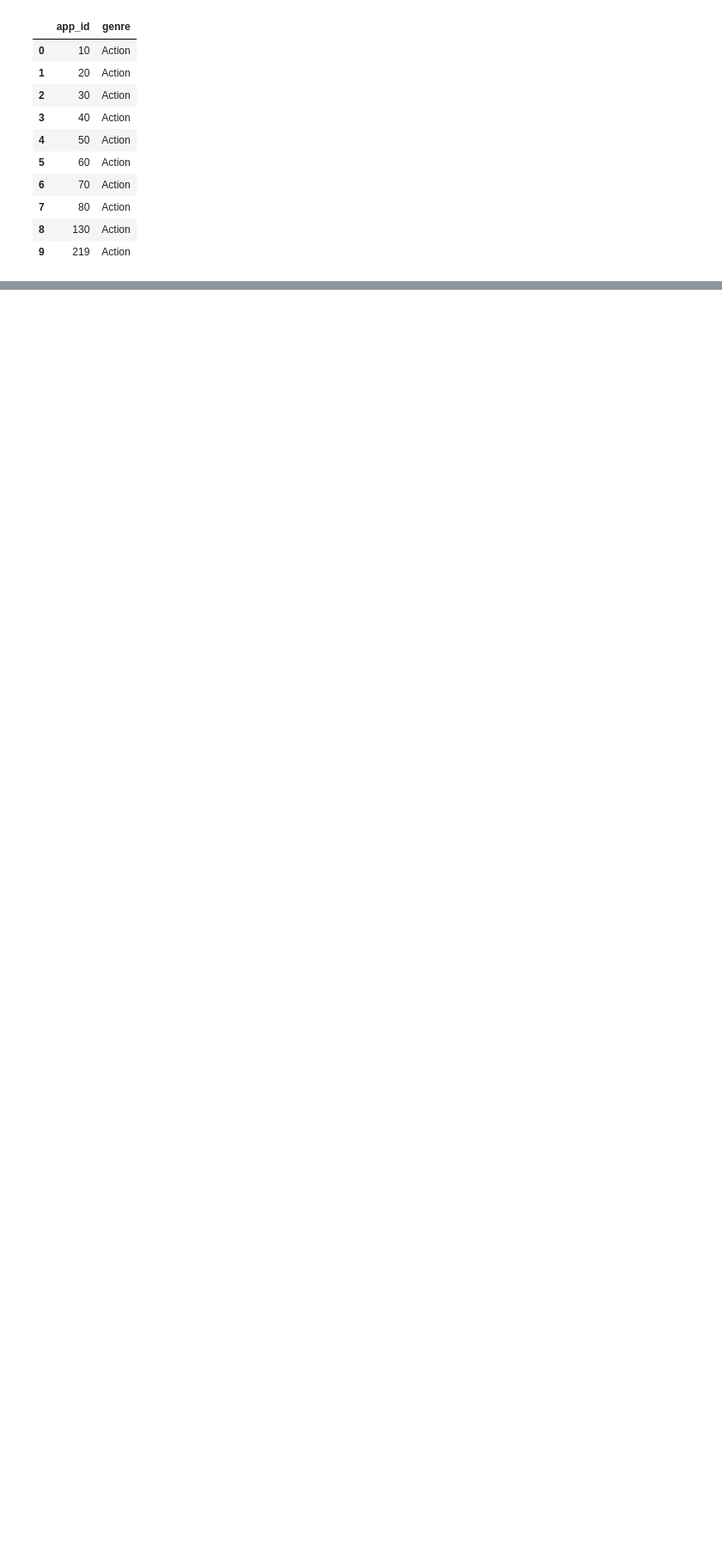
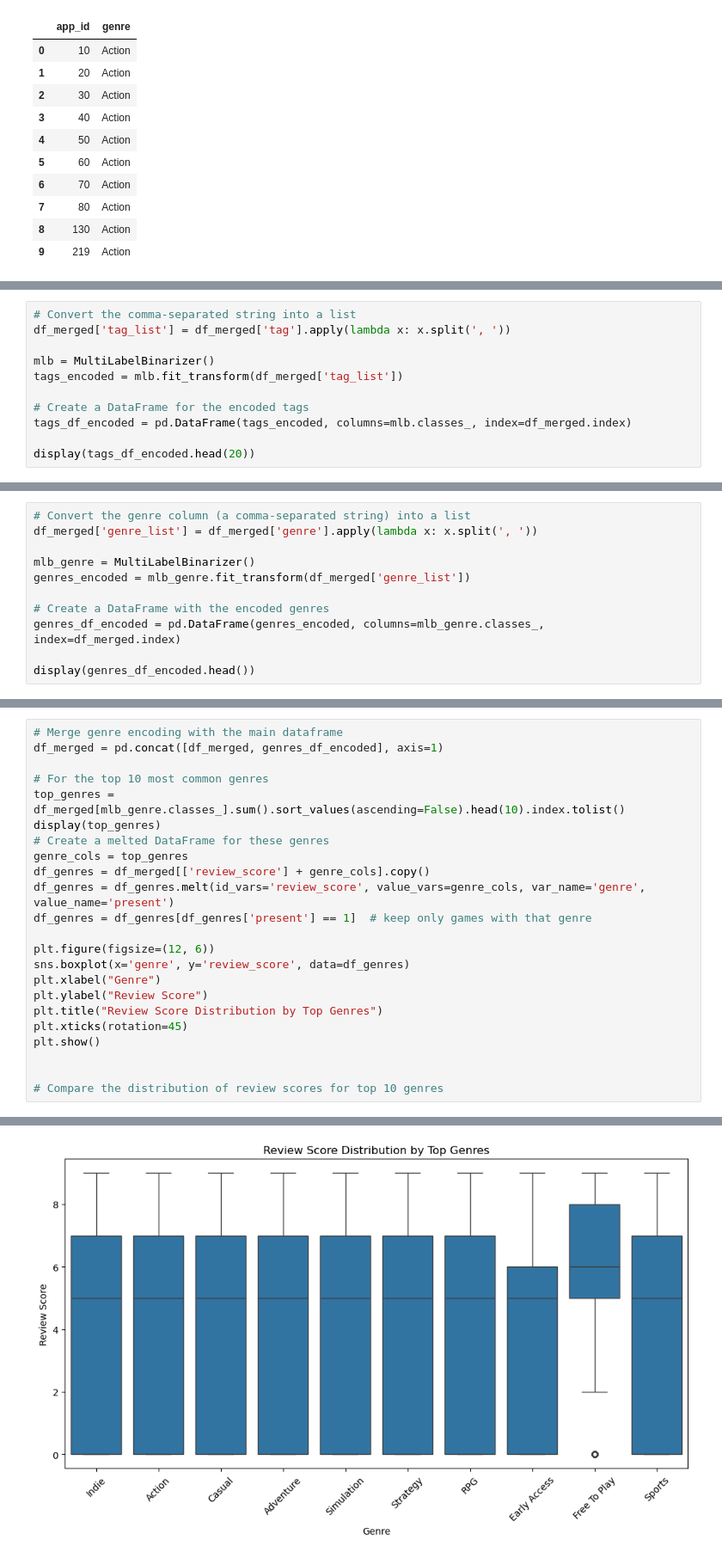
Before and after one commit to KianBahia/Steam-Data-Science-Report, a Jupyter notebook: attempt2.ipynb, the cells around one changed output, grey strips where cells are left out. Shown at 86% size. Drawn from its saved outputs; the diff is of its cells as text; blank space fills up the shorter version.

```diff
--- a/attempt2.ipynb
+++ b/attempt2.ipynb
@@ -188,3 +175,14 @@ print(f"Total rows in merged data: {df_merged.shape[0]}")
 | 3 | 40 | Deathmatch Classic | 2001-06-01 | 4.99 | 1990's, Action, Arena Shooter, Cl... | Action | 8 | 2542 | 524 | 3066 |
 | 4 | 50 | Half-Life: Opposing Force | 1999-11-01 | 4.99 | 1990's, Action, Adventure, Aliens... | Action | 9 | 22263 | 1111 | 23374 |
 Total rows in merged data: 90890
+# %%
+# Convert the comma-separated string into a list
+df_merged['tag_list'] = df_merged['tag'].apply(lambda x: x.split(', '))
+
+mlb = MultiLabelBinarizer()
+tags_encoded = mlb.fit_transform(df_merged['tag_list'])
+
+# Create a DataFrame for the encoded tags
+tags_df_encoded = pd.DataFrame(tags_encoded, columns=mlb.classes_, index=df_merged.index)
+
+display(tags_df_encoded.head(20))
@@ -190,0 +208,11 @@ Total rows in merged data: 90890
+# %%
+# Convert the genre column (a comma-separated string) into a list
+df_merged['genre_list'] = df_merged['genre'].apply(lambda x: x.split(', '))
+
+mlb_genre = MultiLabelBinarizer()
+genres_encoded = mlb_genre.fit_transform(df_merged['genre_list'])
+
+# Create a DataFrame with the encoded genres
+genres_df_encoded = pd.DataFrame(genres_encoded, columns=mlb_genre.classes_, index=df_merged.index)
+
+display(genres_df_encoded.head())
@@ -190,0 +252,24 @@ Total rows in merged data: 90890
+# %%
+# Merge genre encoding with the main dataframe
+df_merged = pd.concat([df_merged, genres_df_encoded], axis=1)
+
+# For the top 10 most common genres
+top_genres = df_merged[mlb_genre.classes_].sum().sort_values(ascending=False).head(10).index.tolist()
+display(top_genres)
+# Create a melted DataFrame for these genres
+genre_cols = top_genres
+df_genres = df_merged[['review_score'] + genre_cols].copy()
+df_genres = df_genres.melt(id_vars='review_score', value_vars=genre_cols, var_name='genre', value_name='present')
+df_genres = df_genres[df_genres['present'] == 1]  # keep only games with that genre
+
+plt.figure(figsize=(12, 6))
+sns.boxplot(x='genre', y='review_score', data=df_genres)
+plt.xlabel("Genre")
+plt.ylabel("Review Score")
+plt.title("Review Score Distribution by Top Genres")
+plt.xticks(rotation=45)
+plt.show()
+
+
+# Compare the distribution of review scores for top 10 genres
+# %% [output]
@@ -190,0 +286 @@ Total rows in merged data: 90890
+[figure, added]
```
Also changed, not shown: parts of 16 cells of this notebook.
